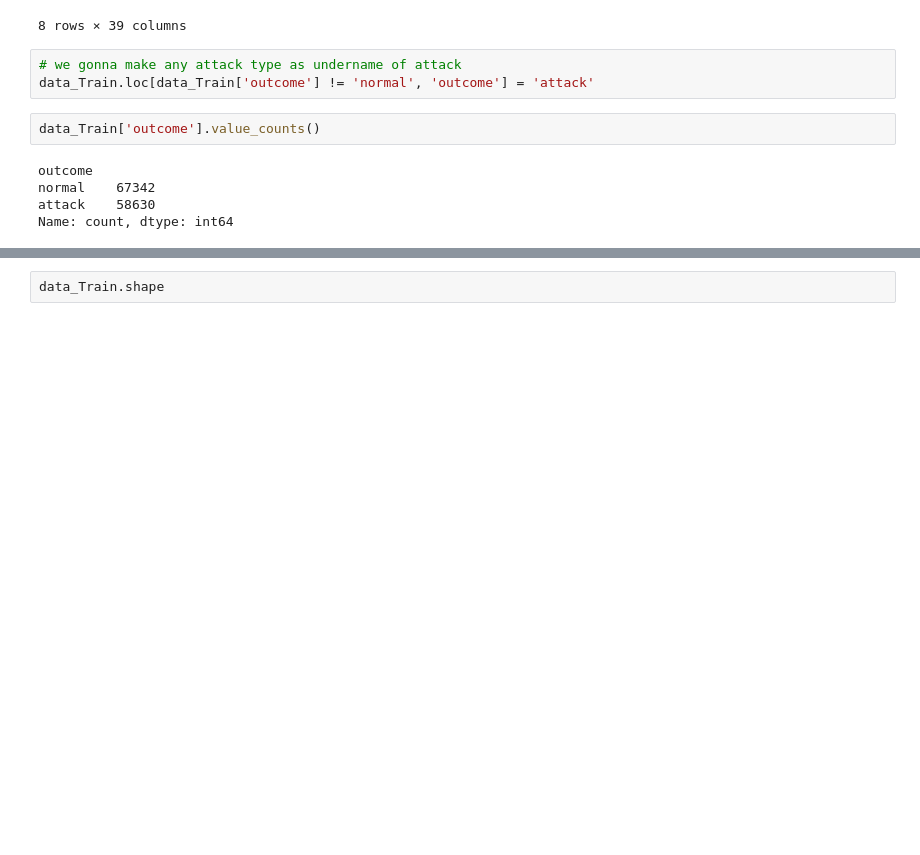
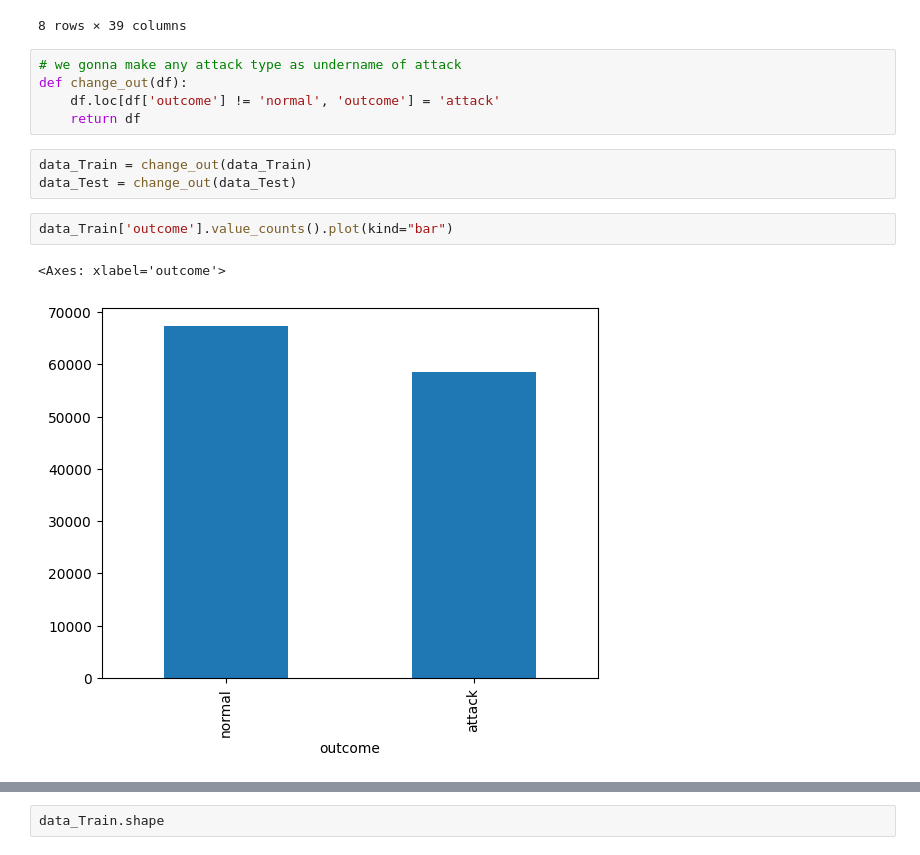
Before and after one commit to yassineboujrada/Intrusion_Detection_System_Analyze, a Jupyter notebook: IDS.ipynb, the cells around one changed output, grey strips where cells are left out. Cells and saved outputs as stored; diff of their text form; blank space fills up the shorter version.

Commit message:
data visulizataion

```diff
--- a/IDS.ipynb
+++ b/IDS.ipynb
@@ -141,11 +143,14 @@ data_Test.describe()
 8 rows × 39 columns
 # %%
 # we gonna make any attack type as undername of attack
-data_Train.loc[data_Train['outcome'] != 'normal', 'outcome'] = 'attack'
+def change_out(df):
+    df.loc[df['outcome'] != 'normal', 'outcome'] = 'attack'
+    return df
+# %%
+data_Train = change_out(data_Train)
+data_Test = change_out(data_Test)
 # %%
-data_Train['outcome'].value_counts()
+data_Train['outcome'].value_counts().plot(kind="bar")
 # %% [output]
-outcome
-normal    67342
-attack    58630
-Name: count, dtype: int64
+<Axes: xlabel='outcome'>
+[figure, added]
```
Also changed, not shown: parts of 8 cells of this notebook.
